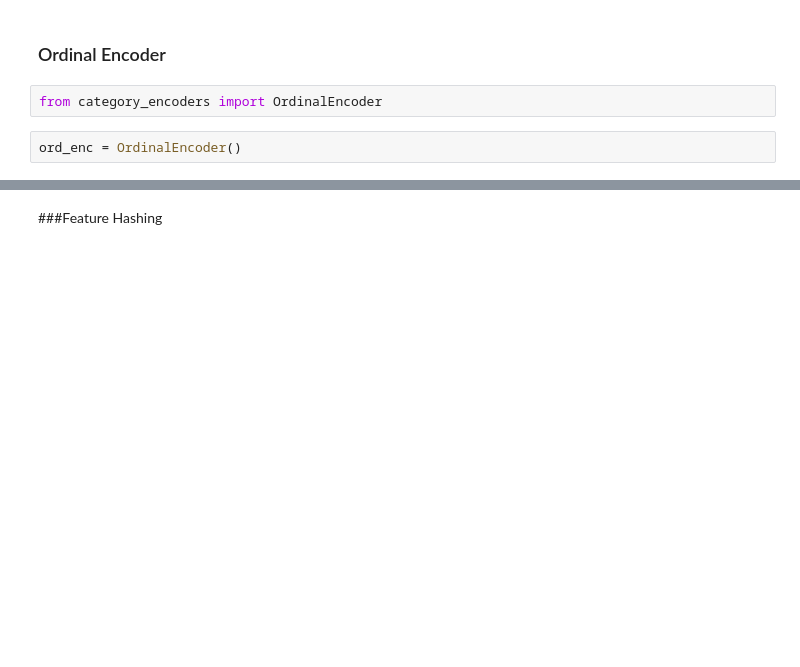
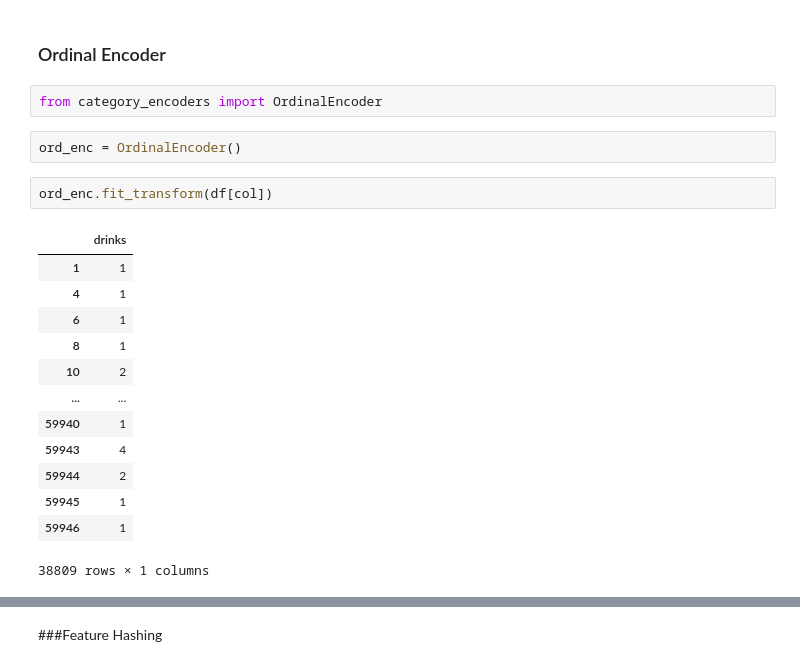
Before and after one commit to talend-Erick/Deploy_sentiment, a Jupyter notebook: DS6011_HT04.ipynb, the cells around one changed output, grey strips where cells are left out. Cells and saved outputs as stored; diff of their text form; blank space fills up the shorter version.

```diff
--- a/DS6011_HT04.ipynb
+++ b/DS6011_HT04.ipynb
@@ -212,3 +212,19 @@ count_enc = CountEncoder(combine_min_nan_groups=True, min_group_size=500, min_gr
 from category_encoders import OrdinalEncoder
 # %%
 ord_enc = OrdinalEncoder()
+# %%
+ord_enc.fit_transform(df[col])
+# %% [output]
+|  | drinks |
+| 1 | 1 |
+| 4 | 1 |
+| 6 | 1 |
+| 8 | 1 |
+| 10 | 2 |
+| ... | ... |
+| 59940 | 1 |
+| 59943 | 4 |
+| 59944 | 2 |
+| 59945 | 1 |
+| 59946 | 1 |
+38809 rows × 1 columns
```
Also changed, not shown: parts of 13 cells of this notebook.
